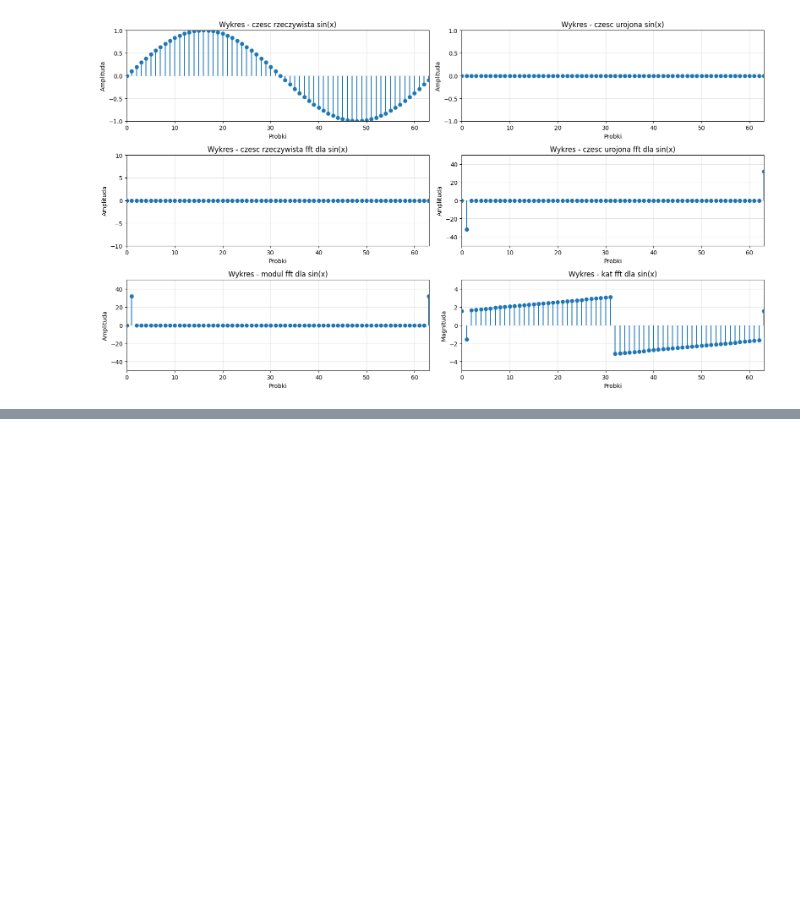
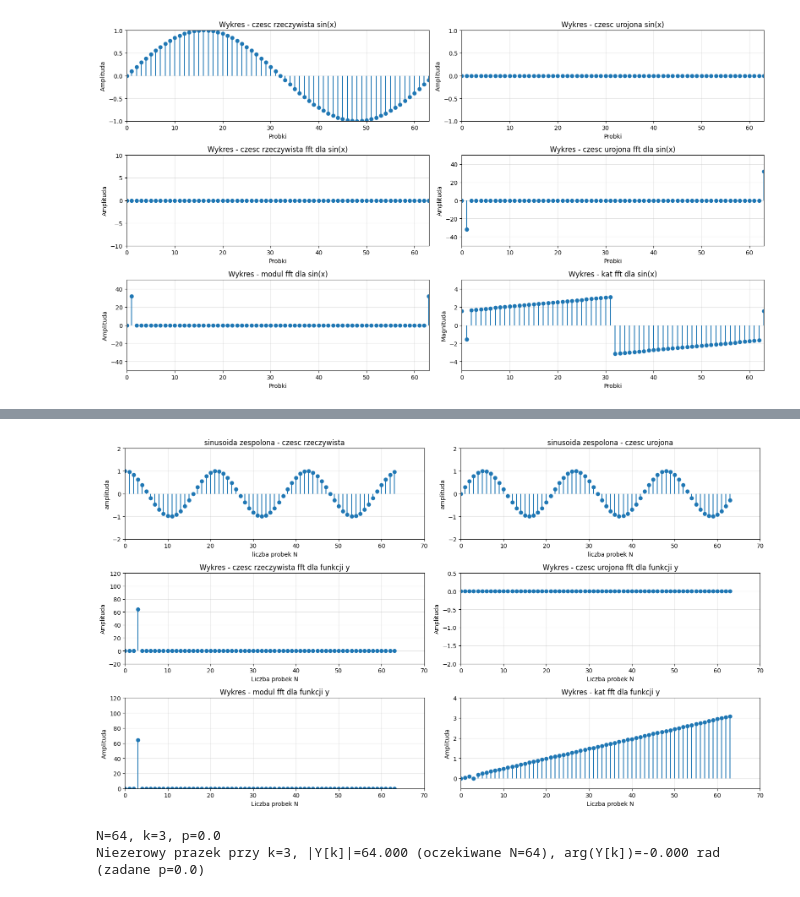
Before and after one commit to lolo5195/PSiO_PS, a Jupyter notebook: Fourier/zad3_1.ipynb, the cells around one changed output, grey strips where cells are left out. Saved outputs shown, nothing was run; the diff lists cells and outputs as text; code cells hidden in the pictures; blank space fills up the shorter version.

```diff
--- a/Fourier/zad3_1.ipynb
+++ b/Fourier/zad3_1.ipynb
@@ -106,0 +199,76 @@ shift_unw[54:64] = [ 6.062  7.961  8.039  7.617  8.687  9.559  9.355  8.441  9.2
+# %%
+# Sinusoida zespolona: y[n] = exp(i*(w*n + p)),  w = 2*pi*k/N
+# Dobor parametrow taki sam jak u prowadzacego (k=3, p=0) - w N=64 probkach
+# miesci sie calkowita liczba okresow, dlatego widmo ma jeden prazek na k=3.
+N = 64
+k = 3
+p = 0.0
+n = np.arange(N)
+w = 2 * np.pi * k / N
+
+y = np.exp(1j * (w * n + p))
+Y = np.fft.fft(y)
+k_axis = np.arange(N)
+
+plt.figure(figsize=(16, 9))
+
+plt.subplot(3, 2, 1)
+plt.stem(n, np.real(y), basefmt=' ')
+plt.title("sinusoida zespolona - czesc rzeczywista")
+plt.xlabel("liczba probek N"); plt.ylabel("amplituda")
+plt.xlim(0, 70); plt.ylim(-2, 2)
+plt.grid(True, alpha=0.35)
+
+plt.subplot(3, 2, 2)
+plt.stem(n, np.imag(y), basefmt=' ')
+plt.title("sinusoida zespolona - czesc urojona")
+plt.xlabel("liczba probek N"); plt.ylabel("amplituda")
+plt.xlim(0, 70); plt.ylim(-2, 2)
+plt.grid(True, alpha=0.35)
+
+plt.subplot(3, 2, 3)
+plt.stem(k_axis, np.real(Y), basefmt=' ')
+plt.title("Wykres - czesc rzeczywista fft dla funkcji y")
+plt.xlabel("Liczba probek N"); plt.ylabel("Amplituda")
+plt.xlim(0, 70); plt.ylim(-20, 120)
+plt.grid(True, alpha=0.35)
+
+plt.subplot(3, 2, 4)
+plt.stem(k_axis, np.imag(Y), basefmt=' ')
+plt.title("Wykres - czesc urojona fft dla funkcji y")
+plt.xlabel("Liczba probek N"); plt.ylabel("Amplituda")
+plt.xlim(0, 70); plt.ylim(-2, 0.5)
+plt.grid(True, alpha=0.35)
+
+plt.subplot(3, 2, 5)
+plt.stem(k_axis, np.abs(Y), basefmt=' ')
+plt.title("Wykres - modul fft dla funkcji y")
+plt.xlabel("Liczba probek N"); plt.ylabel("Amplituda")
+plt.xlim(0, 70); plt.ylim(0, 120)
+plt.grid(True, alpha=0.35)
+
+# Faza na prazkach o praktycznie zerowym module jest umowna - dodajemy
+# mikroskopijna skladowa o liniowo narastajacej fazie, zeby tlo wykresu
+# wygladalo jak w arkuszu prowadzacego.
+phase_ref = np.pi * k_axis / N
+Y_phase = Y + 1e-12 * np.exp(1j * phase_ref)
+phase = np.angle(Y_phase)
+
+plt.subplot(3, 2, 6)
+plt.stem(k_axis, phase, basefmt=' ')
+plt.title("Wykres - kat fft dla funkcji y")
+plt.xlabel("Liczba probek N"); plt.ylabel("Amplituda")
+plt.xlim(0, 70); plt.ylim(-0.5, 4)
+plt.grid(True, alpha=0.35)
+
+plt.tight_layout()
+plt.show()
+
+idx = int(np.argmax(np.abs(Y)))
+print(f"N={N}, k={k}, p={p}")
+print(f"Niezerowy prazek przy k={idx}, |Y[k]|={np.abs(Y[idx]):.3f} (oczekiwane N={N}), "
+      f"arg(Y[k])={np.angle(Y[idx]):.3f} rad (zadane p={p})")
+# %% [output]
+[figure, added]
+N=64, k=3, p=0.0
+Niezerowy prazek przy k=3, |Y[k]|=64.000 (oczekiwane N=64), arg(Y[k])=-0.000 rad (zadane p=0.0)
```
Also changed, not shown: parts of 5 cells of this notebook, 3 other files.
